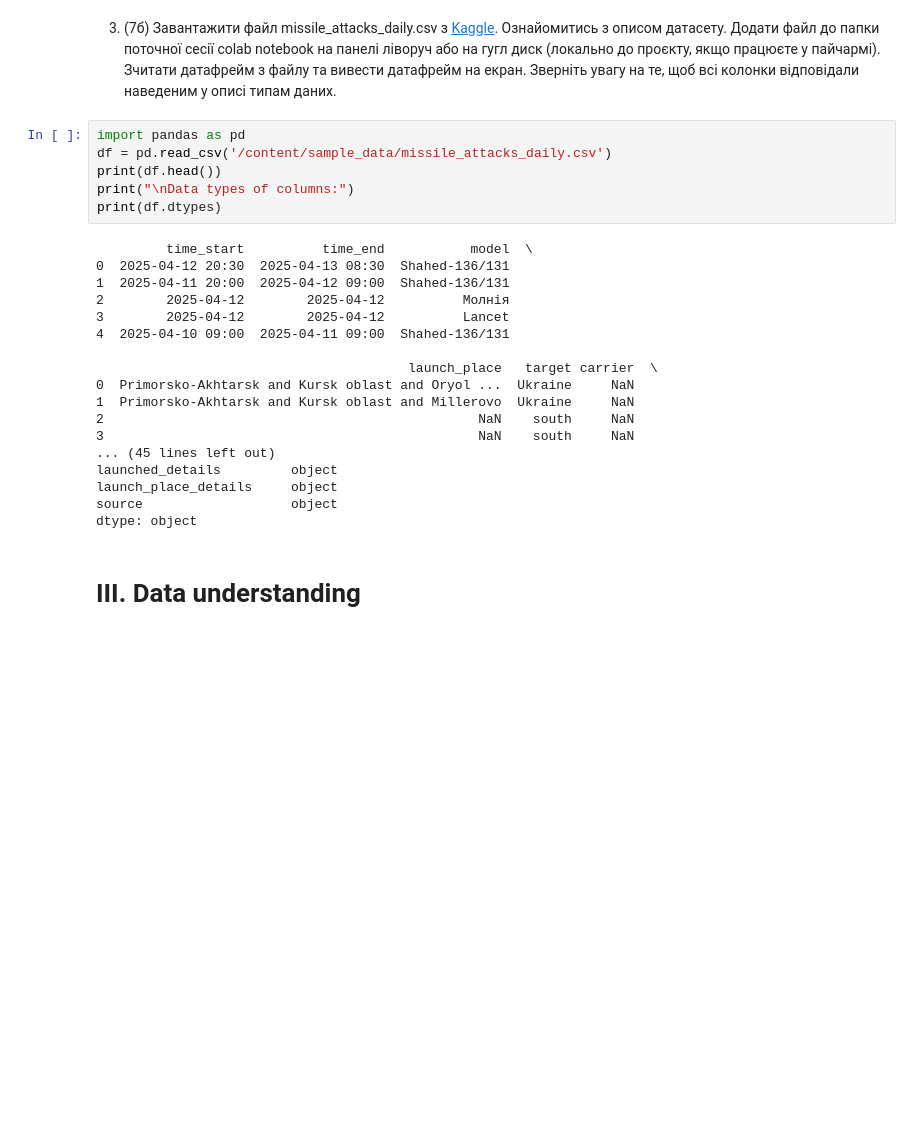
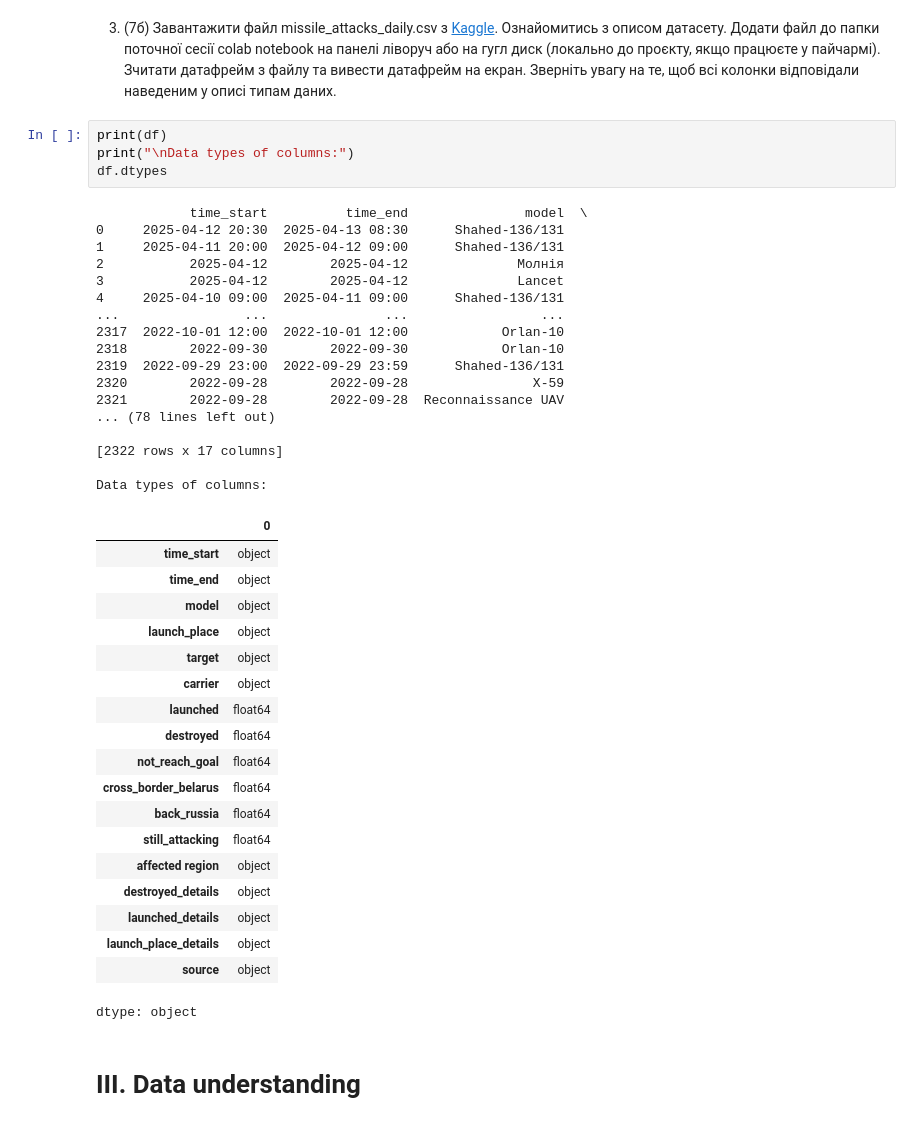
Before and after one commit to lanathefrog/python_practices, a Jupyter notebook: practice_9.ipynb, the cells around one changed output. Saved outputs shown, nothing was run; the diff lists cells and outputs as text; blank space fills up the shorter version.

```diff
--- a/practice_9.ipynb
+++ b/practice_9.ipynb
@@ -33,29 +30,46 @@ dtype: object
 # %% [markdown]
 3. (7б) Завантажити файл missile_attacks_daily.csv з [Kaggle](https://www.kaggle.com/datasets/piterfm/massive-missile-attacks-on-ukraine?select=missile_attacks_daily.csv). Ознайомитись з описом датасету. Додати файл до папки поточної сесії colab notebook на панелі ліворуч або на гугл диск (локально до проєкту, якщо працюєте у пайчармі). Зчитати датафрейм з файлу та вивести датафрейм на екран. Зверніть увагу на те, щоб всі колонки відповідали наведеним у описі типам даних.
 # %%
-import pandas as pd
-df = pd.read_csv('/content/sample_data/missile_attacks_daily.csv')
-print(df.head())
+print(df)
 print("\nData types of columns:")
-print(df.dtypes)
+df.dtypes
 # %% [output]
-         time_start          time_end           model  \
-0  2025-04-12 20:30  2025-04-13 08:30  Shahed-136/131
-1  2025-04-11 20:00  2025-04-12 09:00  Shahed-136/131
-2        2025-04-12        2025-04-12          Молнія
-3        2025-04-12        2025-04-12          Lancet
-4  2025-04-10 09:00  2025-04-11 09:00  Shahed-136/131
+            time_start          time_end               model  \
+0     2025-04-12 20:30  2025-04-13 08:30      Shahed-136/131
+1     2025-04-11 20:00  2025-04-12 09:00      Shahed-136/131
+2           2025-04-12        2025-04-12              Молнія
+3           2025-04-12        2025-04-12              Lancet
+4     2025-04-10 09:00  2025-04-11 09:00      Shahed-136/131
+...                ...               ...                 ...
+2317  2022-10-01 12:00  2022-10-01 12:00            Orlan-10
+2318        2022-09-30        2022-09-30            Orlan-10
+2319  2022-09-29 23:00  2022-09-29 23:59      Shahed-136/131
+2320        2022-09-28        2022-09-28                X-59
+2321        2022-09-28        2022-09-28  Reconnaissance UAV
+... (78 lines left out)
 
-                                        launch_place   target carrier  \
-0  Primorsko-Akhtarsk and Kursk oblast and Oryol ...  Ukraine     NaN
-1  Primorsko-Akhtarsk and Kursk oblast and Millerovo  Ukraine     NaN
-2                                                NaN    south     NaN
-3                                                NaN    south     NaN
-... (45 lines left out)
-launched_details         object
-launch_place_details     object
-source                   object
-dtype: object
+[2322 rows x 17 columns]
+
+Data types of columns:
+|  | 0 |
+| time_start | object |
+| time_end | object |
+| model | object |
+| launch_place | object |
+| target | object |
+| carrier | object |
+| launched | float64 |
+| destroyed | float64 |
+| not_reach_goal | float64 |
+| cross_border_belarus | float64 |
+| back_russia | float64 |
+| still_attacking | float64 |
+| affected region | object |
+| destroyed_details | object |
+| launched_details | object |
+| launch_place_details | object |
+| source | object |
+dtype: object
 # %% [markdown]
 # III. Data understanding
 # %% [markdown]
```
Also changed, not shown: parts of 20 cells of this notebook.
